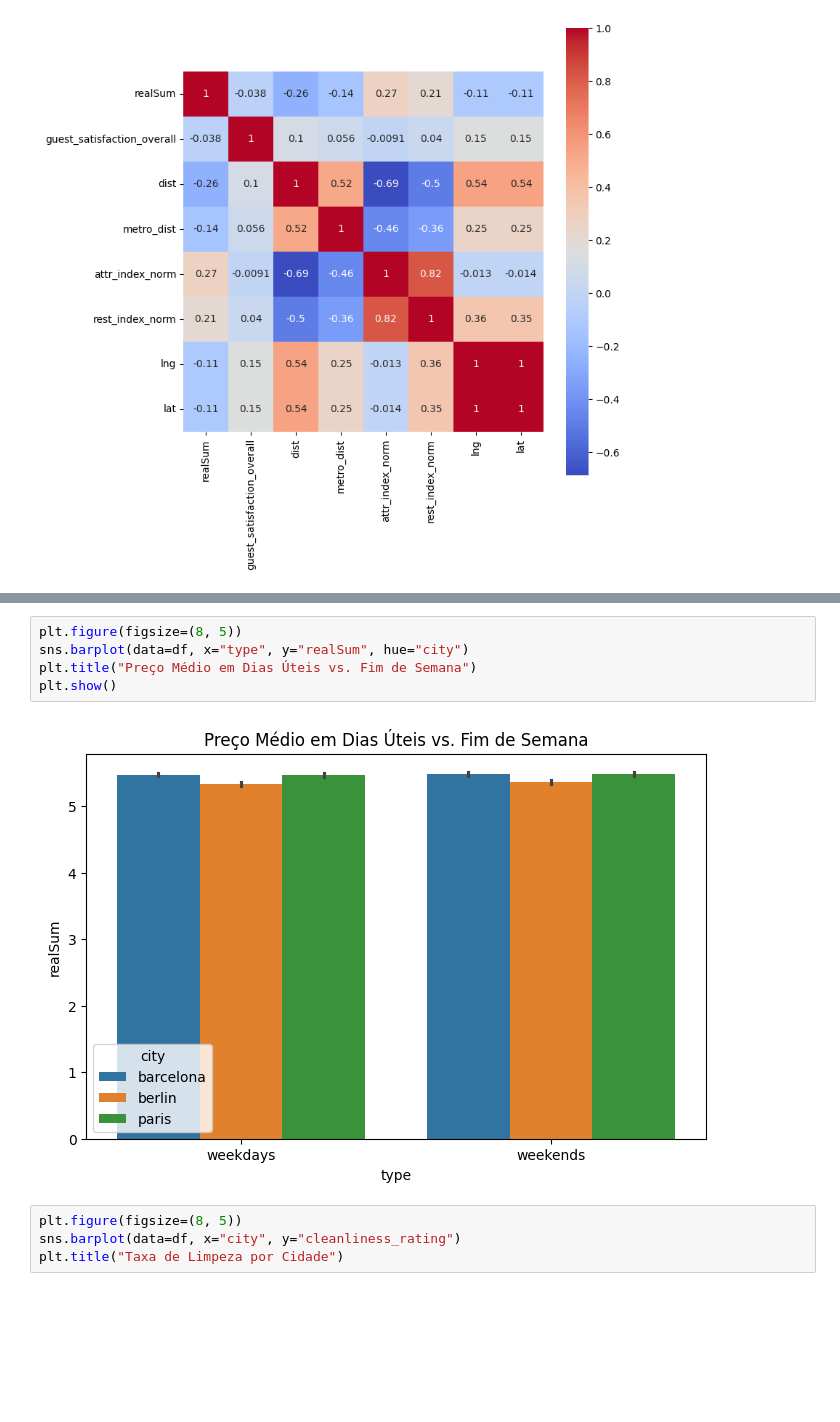
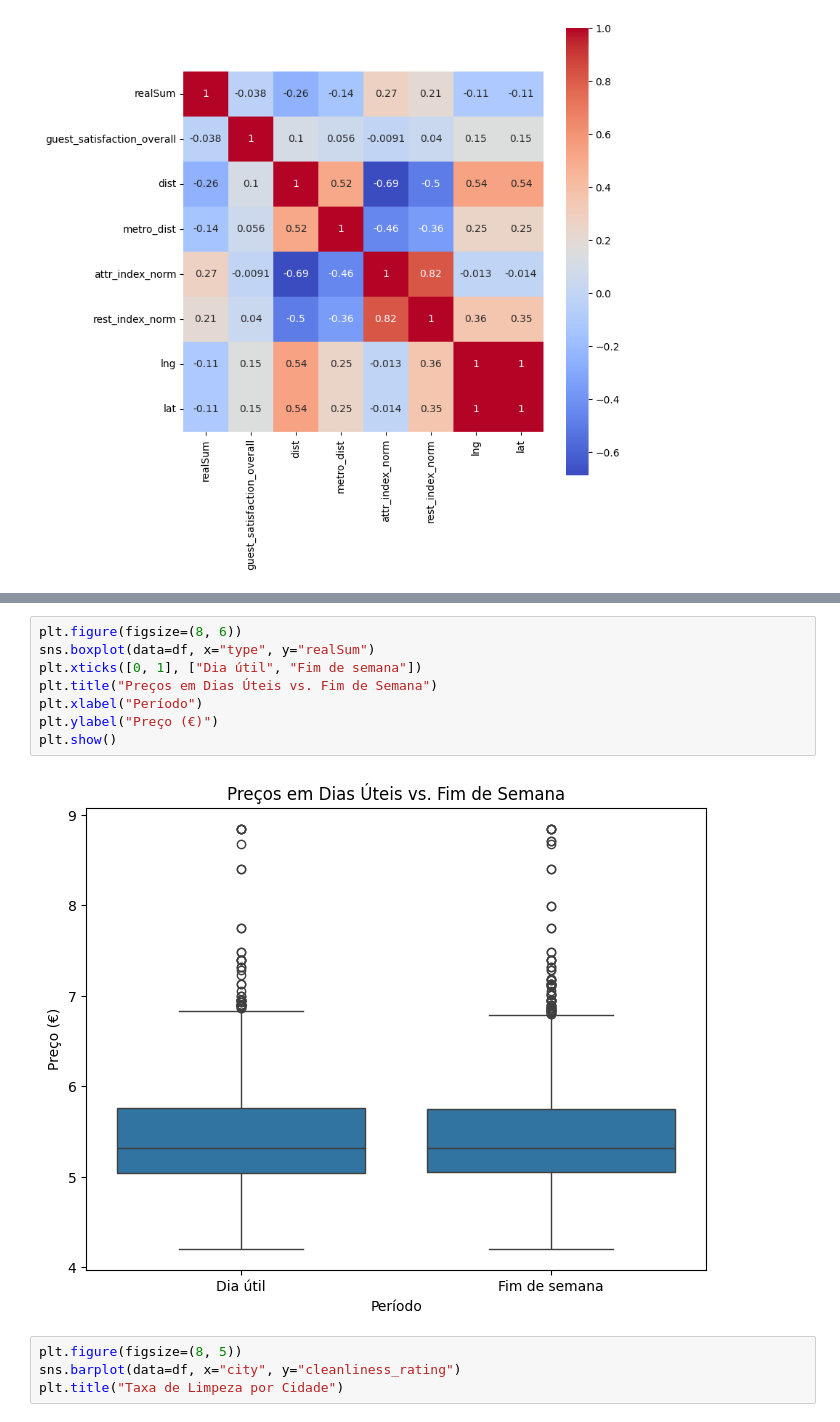
Before and after one commit to isabellimrqs/price-regression, a Jupyter notebook: case.ipynb, the cells around one changed output, grey strips where cells are left out. Cells and saved outputs as stored; diff of their text form; blank space fills up the shorter version.

Commit message:
:construction: feat: still working on graphs

```diff
--- a/case.ipynb
+++ b/case.ipynb
@@ -270,10 +274,13 @@ Text(0.5, 1.0, 'Distribuição de Preços por Cidade')
 # %%
-plt.figure(figsize=(8, 5))
-sns.barplot(data=df, x="type", y="realSum", hue="city")
-plt.title("Preço Médio em Dias Úteis vs. Fim de Semana")
+plt.figure(figsize=(8, 6))
+sns.boxplot(data=df, x="type", y="realSum")
+plt.xticks([0, 1], ["Dia útil", "Fim de semana"])
+plt.title("Preços em Dias Úteis vs. Fim de Semana")
+plt.xlabel("Período")
+plt.ylabel("Preço (€)")
 plt.show()
 # %% [output]
-[figure, old version]
+[figure, new version]
 # %%
 plt.figure(figsize=(8, 5))
 sns.barplot(data=df, x="city", y="cleanliness_rating")
```
Also changed, not shown: parts of 4 cells of this notebook.
